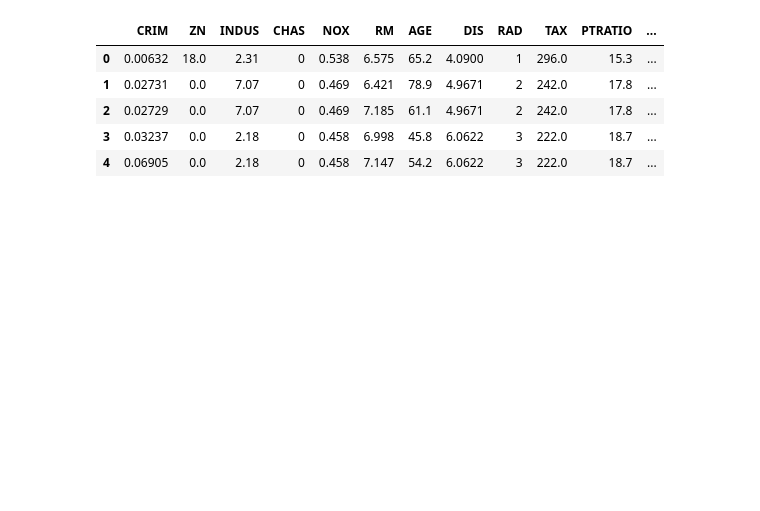
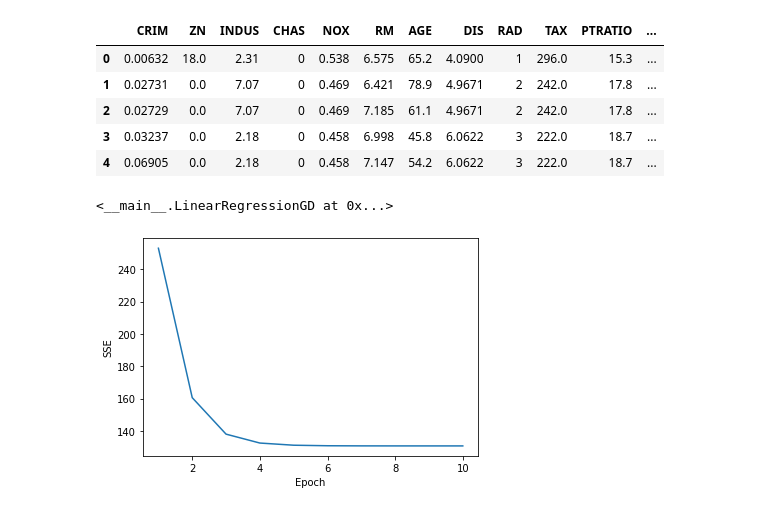
Before and after one commit to mahmadza/gradatim_ferociter, a Jupyter notebook: SebastianRaschkaBook/Regression.ipynb, the cells around one changed output. Cells and saved outputs as stored; diff of their text form; code cells hidden in the pictures; blank space fills up the shorter version.

```diff
--- a/SebastianRaschkaBook/Regression.ipynb
+++ b/SebastianRaschkaBook/Regression.ipynb
@@ -18,7 +18,7 @@ df.head()
 | 3 | 0.03237 | 0.0 | 2.18 | 0 | 0.458 | 6.998 | 45.8 | 6.0622 | 3 | 222.0 | 18.7 | ... |
 | 4 | 0.06905 | 0.0 | 2.18 | 0 | 0.458 | 7.147 | 54.2 | 6.0622 | 3 | 222.0 | 18.7 | ... |
 # %%
-class LinearRegressionGd(object):
+class LinearRegressionGD(object):
 
     def __init__(self, eta = 0.001, n_iter = 20):
         self.eta = eta
@@ -49,3 +49,18 @@ from sklearn.preprocessing import StandardScaler
 sc_x = StandardScaler()
 sc_y = StandardScaler()
 X_std = sc_x.fit_transform(X)
+# %%
+import numpy as np
+y_std = sc_y.fit_transform(y[:, np.newaxis]).flatten()
+lr = LinearRegressionGD(n_iter = 10)
+lr.fit(X_std, y_std)
+# %% [output]
+<__main__.LinearRegressionGD at 0x...>
+# %%
+import matplotlib.pyplot as plt
+plt.plot(range(1, lr.n_iter + 1), lr.cost_)
+plt.ylabel('SSE')
+plt.xlabel('Epoch')
+plt.show()
+# %% [output]
+[figure, added]
```
Also changed, not shown: parts of 13 cells of this notebook.
